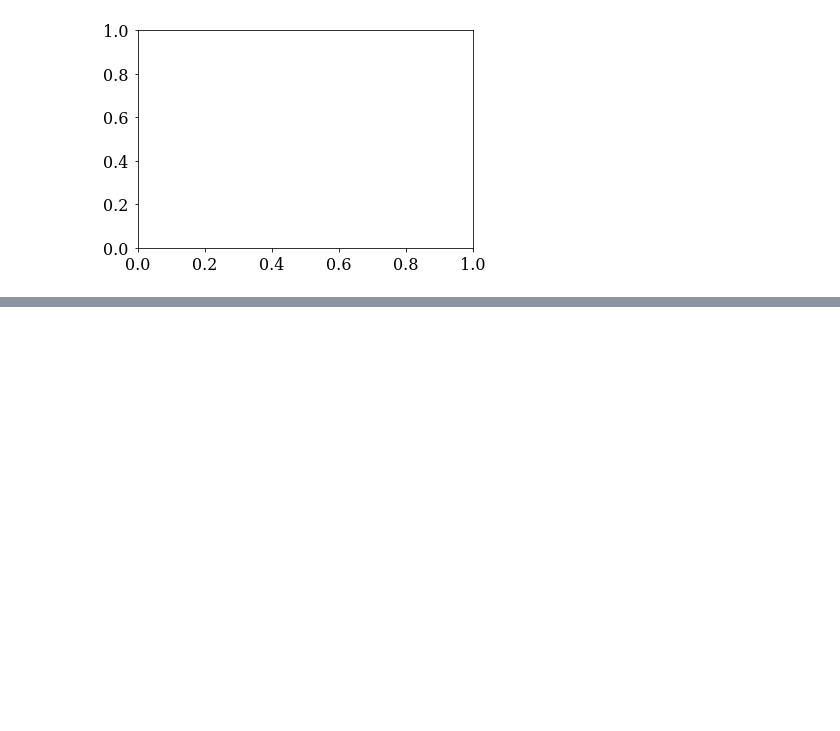
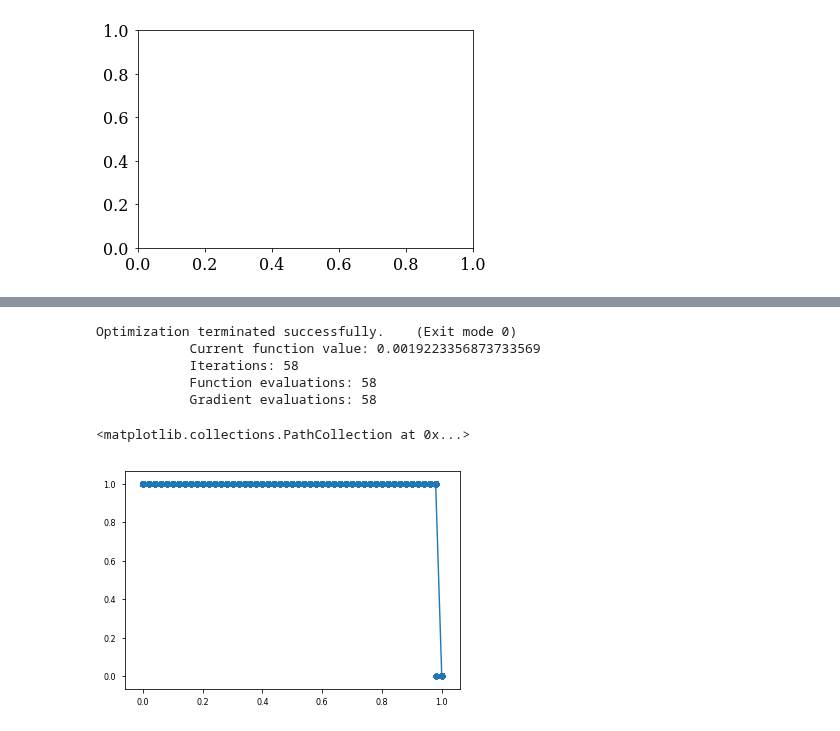
Before and after one commit to EndyLab/codon-tables, a Jupyter notebook: notebooks/fast_fail_figs.ipynb, the cells around one changed output, grey strips where cells are left out. Saved outputs shown, nothing was run; the diff lists cells and outputs as text; code cells hidden in the pictures; blank space fills up the shorter version.

```diff
--- a/notebooks/fast_fail_figs.ipynb
+++ b/notebooks/fast_fail_figs.ipynb
@@ -1559,0 +1626,20 @@ DF
+# %%
+df = DF.loc[DF['code'] == 'FFQUAD']
+endog = df['popfrac']
+exog = sm.add_constant(df['N_0'])
+
+logit = sm.Logit(endog, exog)
+results = logit.fit_regularized()
+
+n_0 = np.array(list(set(df['N_0'])))
+n_0.sort()
+plt.plot(n_0, results.predict(sm.add_constant(n_0.T)))
+plt.scatter(df['N_0'], df['popfrac'])
+# %% [output]
+Optimization terminated successfully.    (Exit mode 0)
+            Current function value: 0.0019223356873733569
+            Iterations: 58
+            Function evaluations: 58
+            Gradient evaluations: 58
+<matplotlib.collections.PathCollection at 0x...>
+[figure, added]
```
Also changed, not shown: parts of 12 cells of this notebook.
